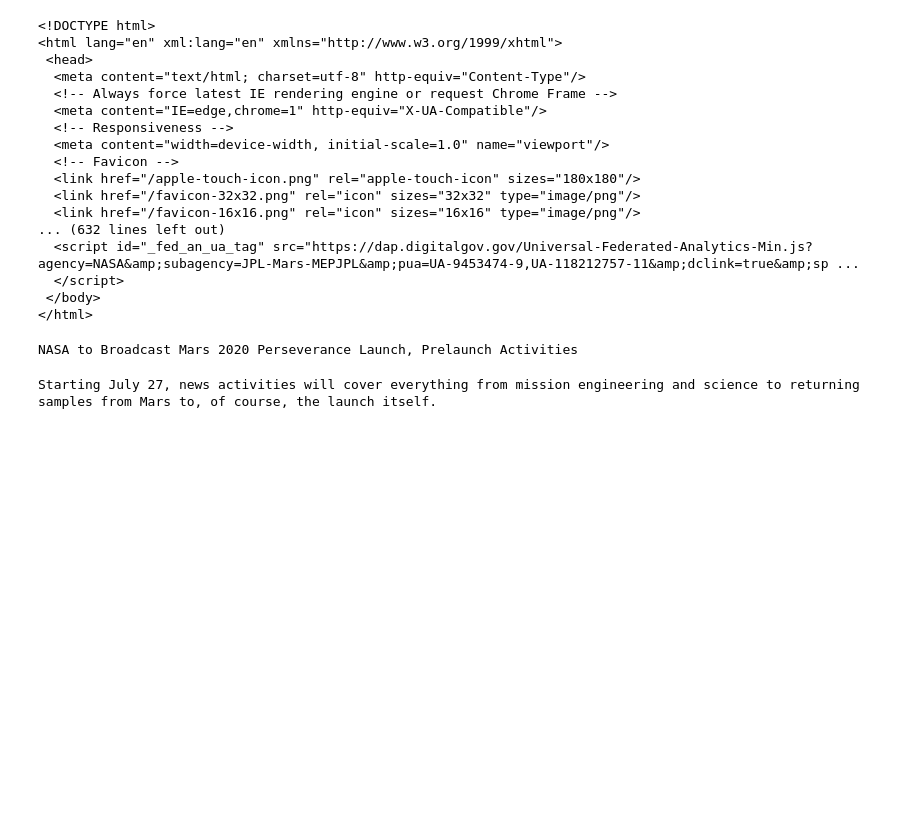
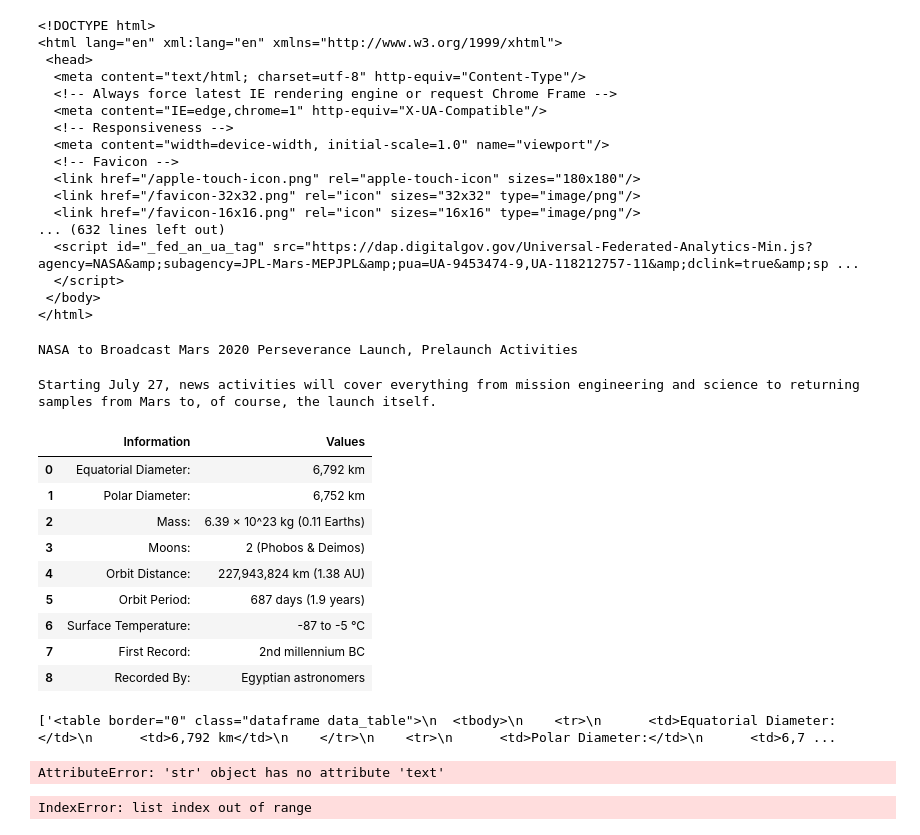
Before and after one commit to markrotil/Web-Scarping-Mission-to-Mars, a Jupyter notebook: mission_to_mars.ipynb, the cells around one changed output. Saved outputs shown, nothing was run; the diff lists cells and outputs as text; code cells hidden in the pictures; blank space fills up the shorter version.

```diff
--- a/mission_to_mars.ipynb
+++ b/mission_to_mars.ipynb
@@ -57,0 +55,51 @@ Starting July 27, news activities will cover everything from mission engineering
+# %%
+# Use Pandas to scrape data
+tables = pd.read_html('https://space-facts.com/mars/')
+tables
+
+# Creates a dataframe from the list that is "tables"
+mars_df = pd.DataFrame(tables[0])
+# Changes the name of the columns
+mars_df.rename(columns={0:"Information", 1:"Values"})
+# %% [output]
+|  | Information | Values |
+| 0 | Equatorial Diameter: | 6,792 km |
+| 1 | Polar Diameter: | 6,752 km |
+| 2 | Mass: | 6.39 × 10^23 kg (0.11 Earths) |
+| 3 | Moons: | 2 (Phobos & Deimos) |
+| 4 | Orbit Distance: | 227,943,824 km (1.38 AU) |
+| 5 | Orbit Period: | 687 days (1.9 years) |
+| 6 | Surface Temperature: | -87 to -5 °C |
+| 7 | First Record: | 2nd millennium BC |
+| 8 | Recorded By: | Egyptian astronomers |
+# %%
+# Transforms dataframe so it is readible in html
+mars_html_table = [mars_df.to_html(classes='data_table', index=False, header=False, border=0)]
+mars_html_table
+# %% [output]
+['<table border="0" class="dataframe data_table">\n  <tbody>\n    <tr>\n      <td>Equatorial Diameter:</td>\n      <td>6,792 km</td>\n    </tr>\n    <tr>\n      <td>Polar Diameter:</td>\n      <td>6,7 ...
+# %%
+hemisphere = "https://astrogeology.usgs.gov/search/results?q=hemisphere+enhanced&k1=target&v1=Mars"
+response2 = requests.get(hemisphere)
+soup1 = bs(hemisphere.text, 'html.parser')
+
+print(soup1.prettify())
+# %% [output]
+AttributeError: 'str' object has no attribute 'text'
+# %%
+
+
+
+hemi_names = []
+
+# Search for the names of all four hemispheres
+results = soup1.find_all('div', class_="collapsible results")
+hemispheres = results[0].find_all('h3')
+
+# Get text and store in list
+for name in hemispheres:
+    hemi_names.append(name.text)
+
+hemi_names
+# %% [output]
+IndexError: list index out of range
```
Also changed, not shown: parts of 10 cells of this notebook, 1 other file.
